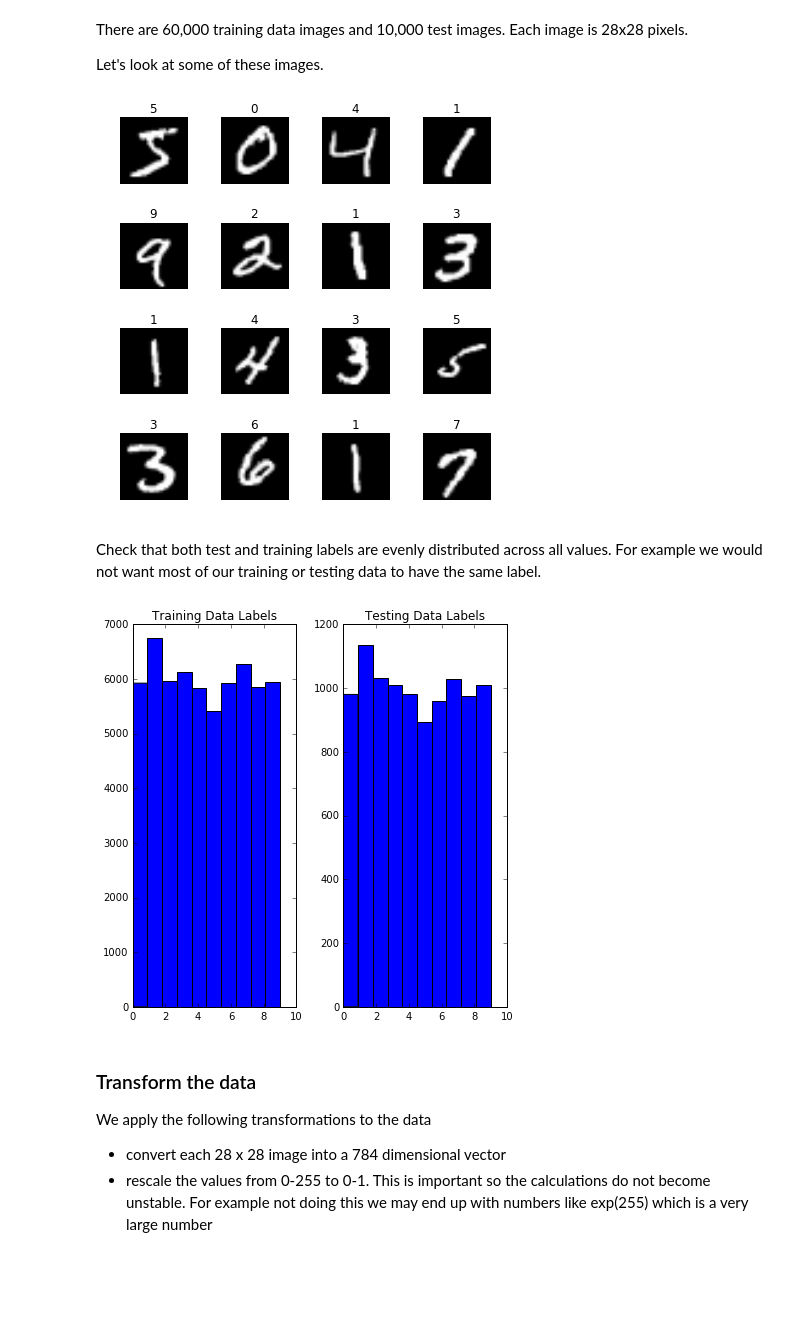
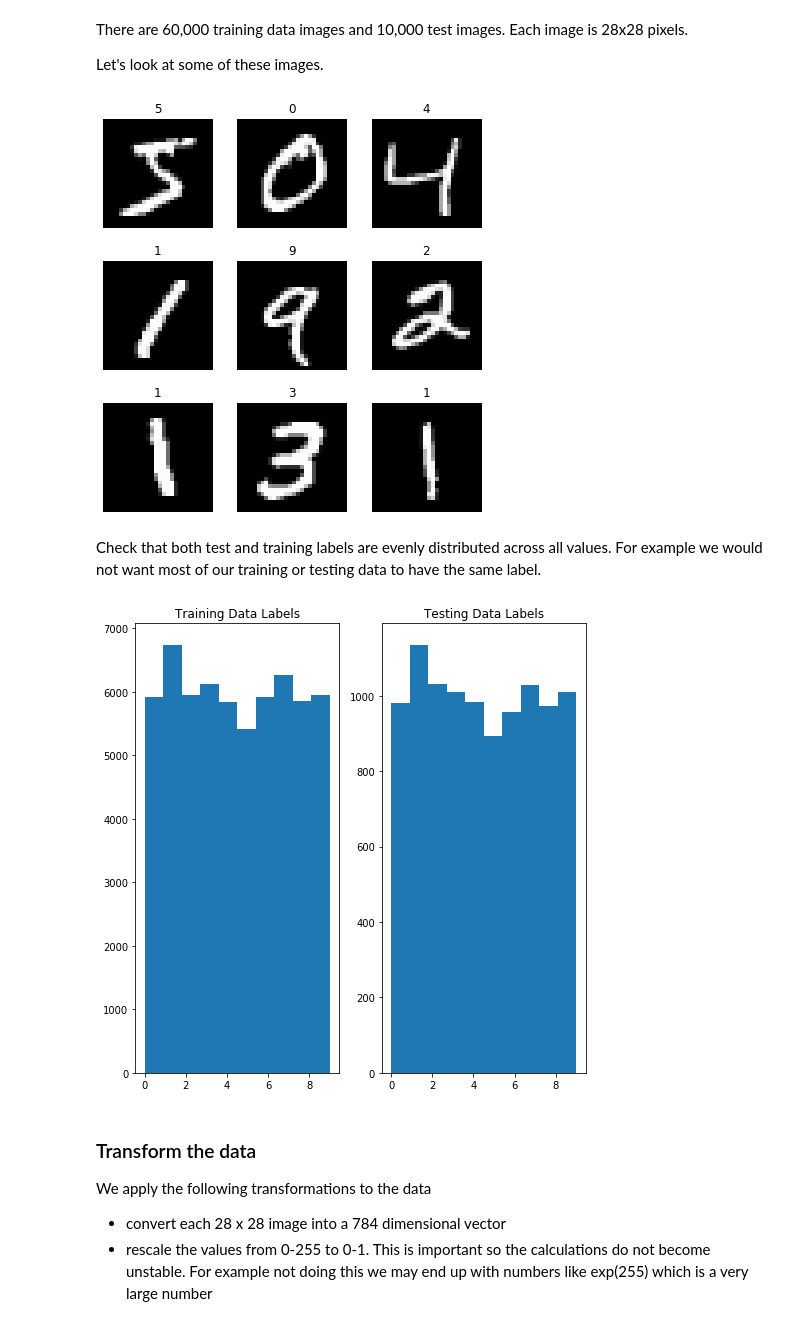
Before and after one commit to mihailrc/mlTutorials, a Jupyter notebook: notebooks/deepLearning/mnist_mlp.ipynb, the cells around one changed output. Cells and saved outputs as stored; diff of their text form; code cells hidden in the pictures; blank space fills up the shorter version.

```diff
--- a/notebooks/deepLearning/mnist_mlp.ipynb
+++ b/notebooks/deepLearning/mnist_mlp.ipynb
@@ -3,17 +3,19 @@
 # %%
 import numpy as np
 
-from keras.datasets import mnist
-from keras.models import Sequential
-from keras.layers.core import Dense, Dropout, Activation
-from keras.optimizers import SGD, Adam, RMSprop
-from keras.utils import np_utils
+import tensorflow as tf
+from tensorflow import keras
+
+from tensorflow.keras.datasets import mnist
+from tensorflow.keras.models import Sequential
+from tensorflow.keras.layers import Dense, Dropout, Activation
+from tensorflow.keras.optimizers import SGD, Adam, RMSprop
 import matplotlib.pyplot as plt
 from sklearn.metrics import confusion_matrix
 
 %matplotlib inline
 
-plt.rcParams['figure.figsize'] = (6,6)
+plt.rcParams['figure.figsize'] = (7,7)
 # %% [markdown]
 ### Download and investigate MNIST data
 # %%
@@ -28,16 +30,15 @@ There are 60,000 training data images and 10,000 test images. Each image is 28x2
 
 Let's look at some of these images.
 # %%
-plt.subplots_adjust(hspace=0.1, wspace=0.1, bottom=0.1)
+plt.subplots_adjust(hspace=0.3, wspace=0.1, bottom=0.1)
 
-for i in range(16):
-    plt.subplot(4,4,i+1)
+for i in range(9):
+    plt.subplot(3,3,i+1)
     plt.imshow(X_train[i].reshape(28,28), cmap='gray')
     plt.title("{}".format(y_train[i]))
     plt.axis('off')
-    plt.tight_layout()
 # %% [output]
-[figure, old version]
+[figure, new version]
 # %% [markdown]
 Check that both test and training labels are evenly distributed across all values. For example we would not want most of our training or testing data to have the same label.
 # %%
@@ -48,7 +49,7 @@ plt.subplot(1,2,2).hist(y_test);
 plt.title('Testing Data Labels');
 plt.tight_layout();
 # %% [output]
-[figure, old version]
+[figure, new version]
 # %% [markdown]
 ### Transform the data
 
```
Also changed, not shown: parts of 7 cells of this notebook, 3 other files.
